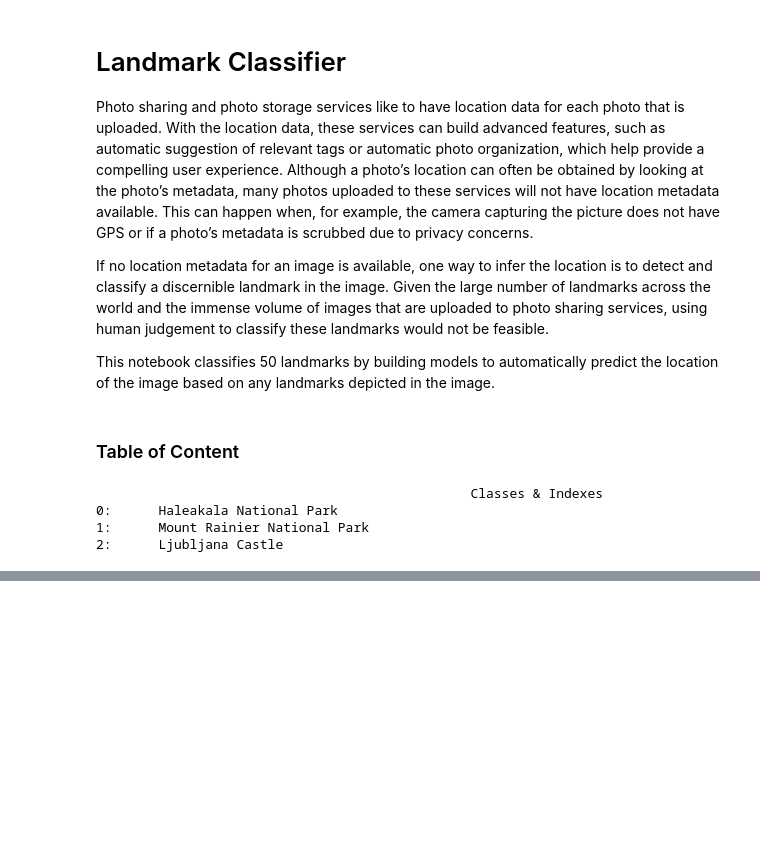
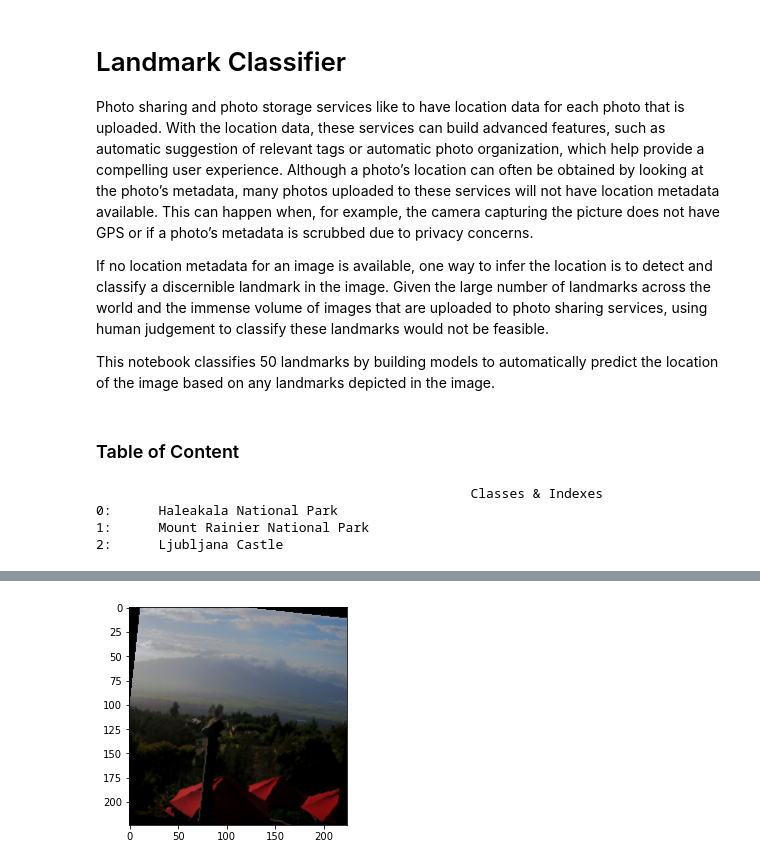
Before and after one commit to dissagaliyeva/landmark_classifier, a Jupyter notebook: notebook.ipynb, the cells around one changed output, grey strips where cells are left out. Saved outputs shown, nothing was run; the diff lists cells and outputs as text; code cells hidden in the pictures; blank space fills up the shorter version.

```diff
--- a/notebook.ipynb
+++ b/notebook.ipynb
@@ -50,0 +171,26 @@ TypeError: forward() got an unexpected keyword argument 'image'
+# %%
+# inv_normalize = T.Normalize(
+#     mean=[-0.485 * 0.229, -0.456 * 0.224, -0.406 * 0.255],
+#     std=[1/0.229, 1/0.224, 1/0.255]
+# )
+
+img = next(iter(train_loader))
+# denorm = T.Normalize(
+#    mean= [-m/s for m, s in zip(MEAN, STD)],
+#    std= [1/s for s in STD]
+# )
+
+mean = torch.tensor([0.4915, 0.4823, 0.4468])
+std = torch.tensor([0.2470, 0.2435, 0.2616])
+
+# normalize = T.Normalize(mean.tolist(), std.tolist())
+
+unnormalize = T.Normalize((-mean / std).tolist(), (1.0 / std).tolist())
+img_unn = unnormalize(img[0][0, :])
+
+plt.imshow(np.clip(img_unn.permute(1, 2, 0), 0, 255))
+plt.show()
+
+# plt.imshow(input_tensor.numpy().transpose((1, 2, 0)))
+# %% [output]
+[figure, added]
```
Also changed, not shown: parts of 15 cells of this notebook, 2 other files.
